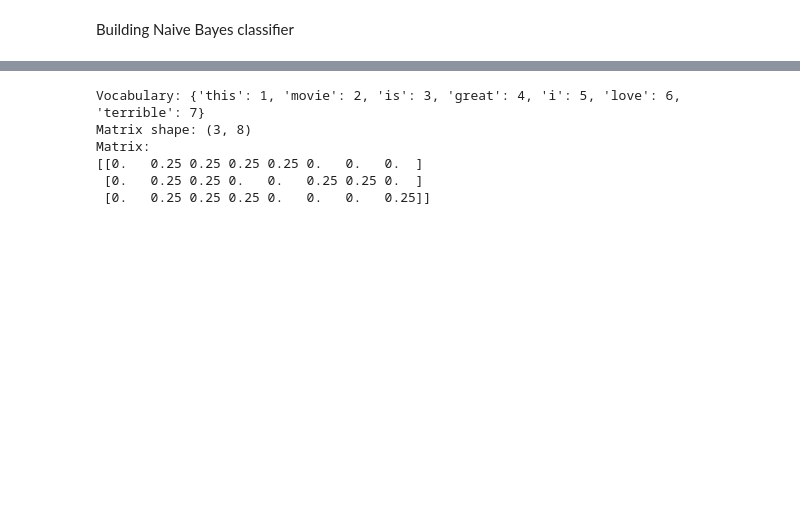
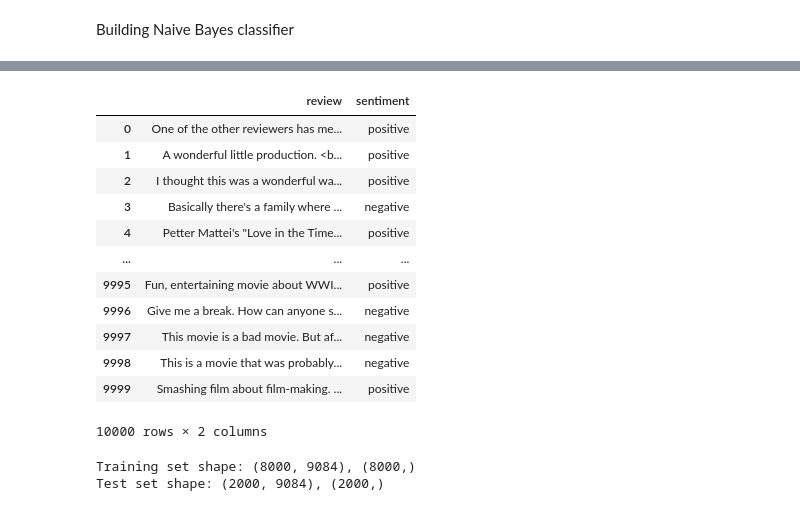
Before and after one commit to r-dura/sentiment-analysis-imdb, a Jupyter notebook: naive_bayes.ipynb, the cells around one changed output, grey strips where cells are left out. Cells and saved outputs as stored; diff of their text form; code cells hidden in the pictures; blank space fills up the shorter version.

```diff
--- a/naive_bayes.ipynb
+++ b/naive_bayes.ipynb
@@ -50,28 +2,0 @@ SyntaxError: unterminated string literal (detected at line 33) (4270150086.py, l
-# %%
-from tensorflow.keras.preprocessing.text import Tokenizer
-
-# Sample reviews
-reviews = [
-    "This movie is great",
-    "I love this movie",
-    "This movie is terrible"
-]
-
-# Create and fit the tokenizer
-tokenizer = Tokenizer()
-tokenizer.fit_on_texts(reviews)
-
-# Convert to matrix
-matrix = tokenizer.texts_to_matrix(reviews, mode='freq')
-
-print("Vocabulary:", tokenizer.word_index)
-print("Matrix shape:", matrix.shape)
-print("Matrix:")
-print(matrix)
-# %% [output]
-Vocabulary: {'this': 1, 'movie': 2, 'is': 3, 'great': 4, 'i': 5, 'love': 6, 'terrible': 7}
-Matrix shape: (3, 8)
-Matrix:
-[[0.   0.25 0.25 0.25 0.25 0.   0.   0.  ]
- [0.   0.25 0.25 0.   0.   0.25 0.25 0.  ]
- [0.   0.25 0.25 0.25 0.   0.   0.   0.25]]
@@ -77,0 +7,27 @@ Matrix:
+# %%
+df = pd.read_csv('data/raw/IMDB Dataset.csv')
+# %%
+df = df.head(10000)
+df
+# %% [output]
+|  | review | sentiment |
+| 0 | One of the other reviewers has me... | positive |
+| 1 | A wonderful little production. <b... | positive |
+| 2 | I thought this was a wonderful wa... | positive |
+| 3 | Basically there's a family where ... | negative |
+| 4 | Petter Mattei's "Love in the Time... | positive |
+| ... | ... | ... |
+| 9995 | Fun, entertaining movie about WWI... | positive |
+| 9996 | Give me a break. How can anyone s... | negative |
+| 9997 | This movie is a bad movie. But af... | negative |
+| 9998 | This is a movie that was probably... | negative |
+| 9999 | Smashing film about film-making. ... | positive |
+10000 rows × 2 columns
+# %%
+X_train, X_test, y_train, y_test = prepare_data(df)
+
+print(f"Training set shape: {X_train.shape}, {y_train.shape}")
+print(f"Test set shape: {X_test.shape}, {y_test.shape}")
+# %% [output]
+Training set shape: (8000, 9084), (8000,)
+Test set shape: (2000, 9084), (2000,)
```
Also changed, not shown: parts of 14 cells of this notebook, 3 other files.
